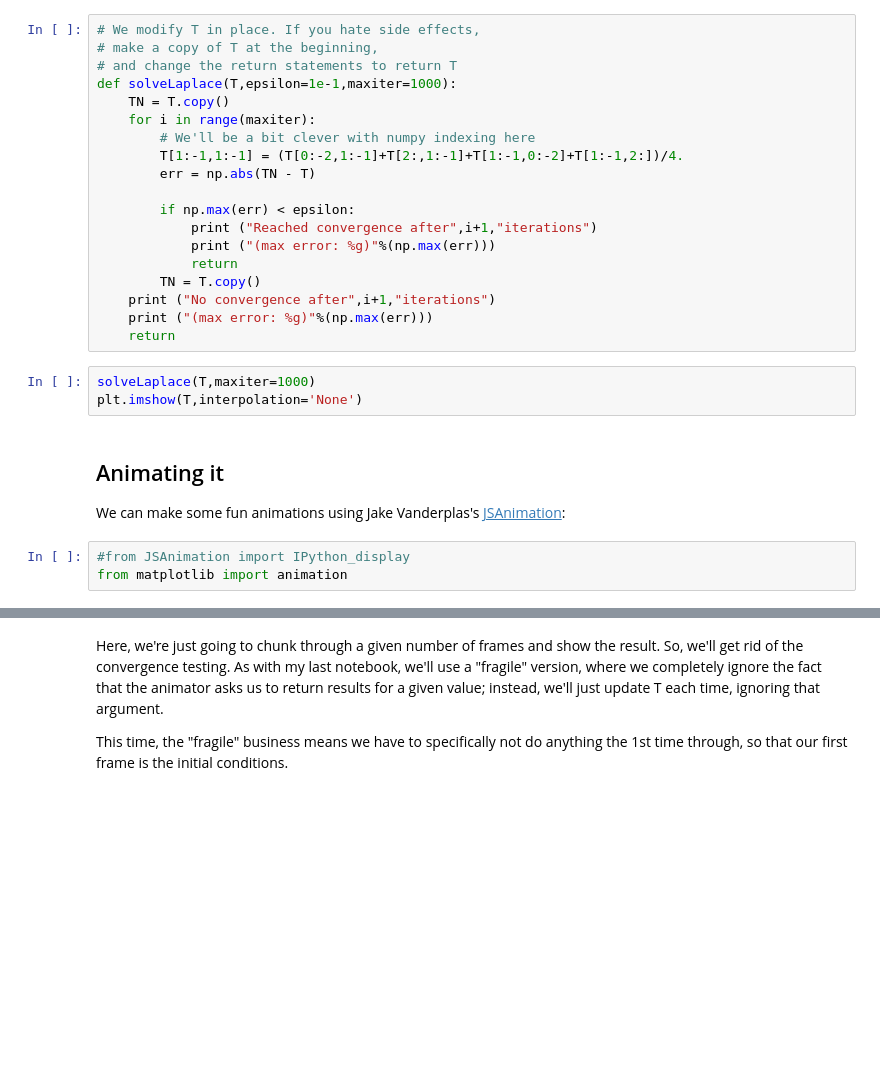
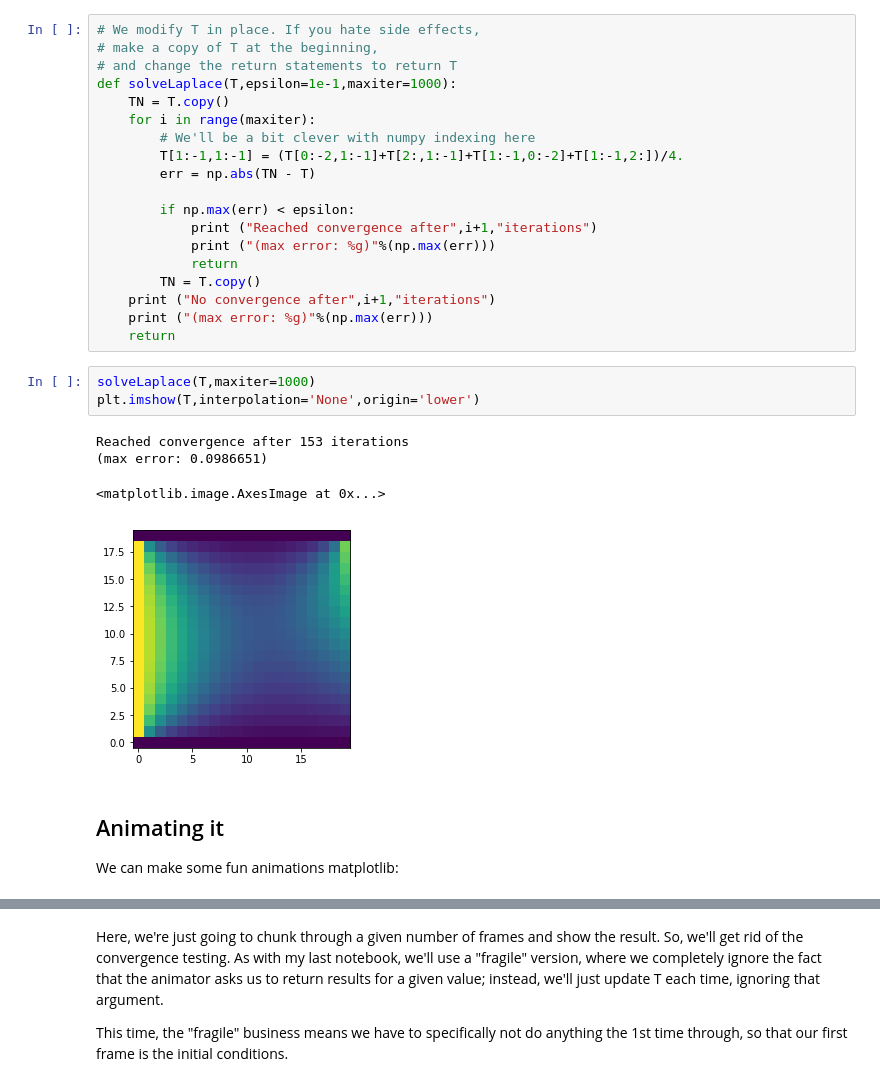
Before and after one commit to mglerner/MathematicalPhysics, a Jupyter notebook: Laplace/NumericallySolvingLaplacesEquationIn2D.ipynb, the cells around one changed output, grey strips where cells are left out. Saved outputs shown, nothing was run; the diff lists cells and outputs as text; blank space fills up the shorter version.

```diff
--- a/Laplace/NumericallySolvingLaplacesEquationIn2D.ipynb
+++ b/Laplace/NumericallySolvingLaplacesEquationIn2D.ipynb
@@ -463,11 +466,13 @@ def solveLaplace(T,epsilon=1e-1,maxiter=1000):
     return
 # %%
 solveLaplace(T,maxiter=1000)
-plt.imshow(T,interpolation='None')
+plt.imshow(T,interpolation='None',origin='lower')
+# %% [output]
+Reached convergence after 153 iterations
+(max error: 0.0986651)
+<matplotlib.image.AxesImage at 0x...>
+[figure, added]
 # %% [markdown]
 ## Animating it
 
-We can make some fun animations using Jake Vanderplas's [JSAnimation](https://github.com/jakevdp/JSAnimation):
+We can make some fun animations matplotlib:
-# %%
-#from JSAnimation import IPython_display
-from matplotlib import animation
```
Also changed, not shown: parts of 10 cells of this notebook.
